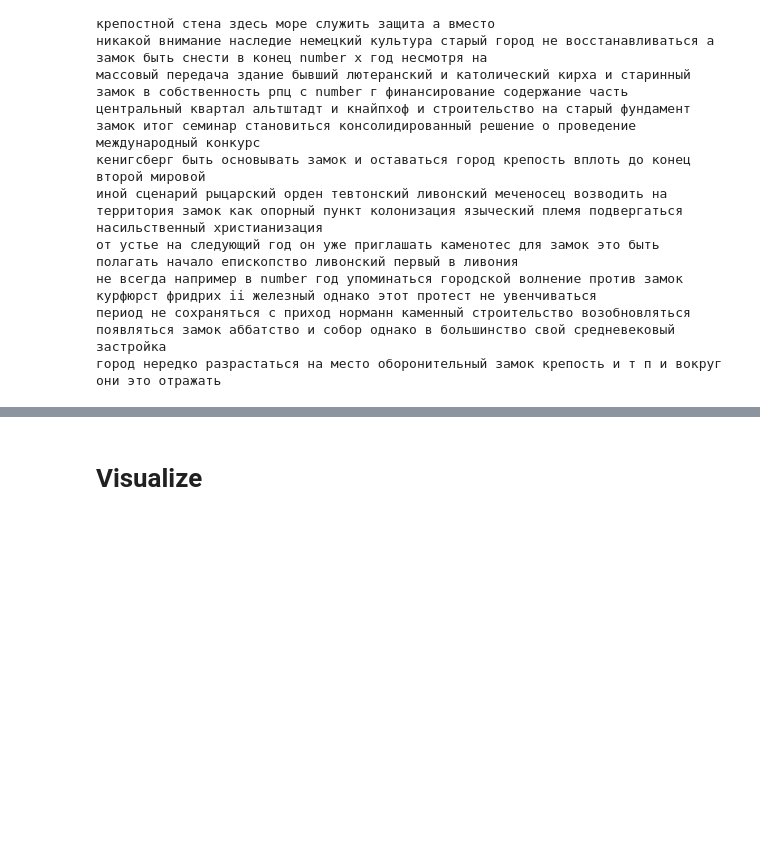
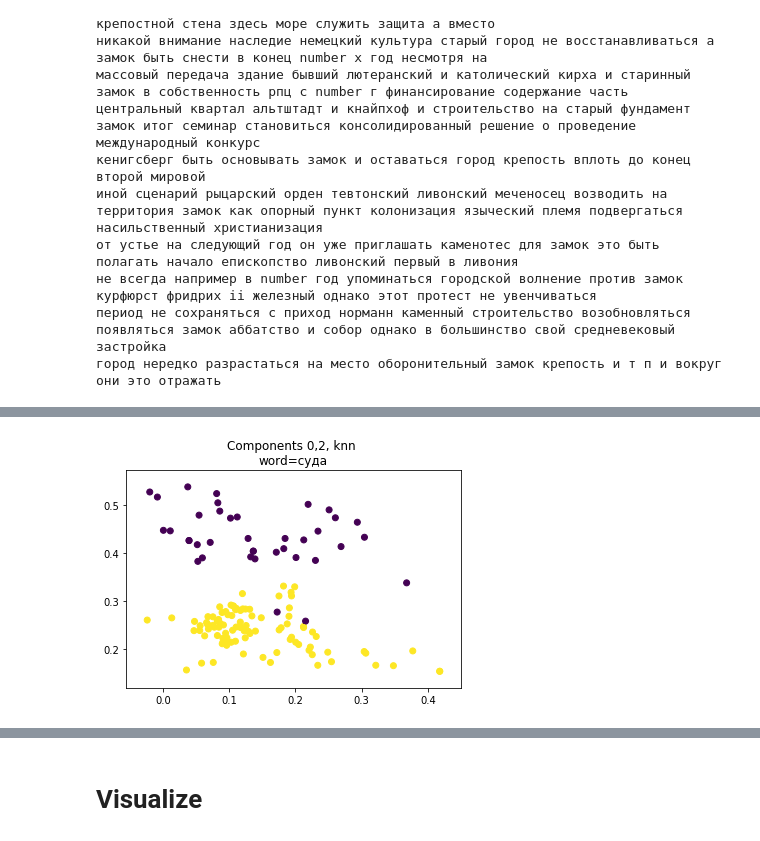
Before and after one commit to fogside/russe_wsi, a Jupyter notebook: notebooks/TensorflowNet.ipynb, the cells around one changed output, grey strips where cells are left out. Cells and saved outputs as stored; diff of their text form; code cells hidden in the pictures; blank space fills up the shorter version.

```diff
--- a/notebooks/TensorflowNet.ipynb
+++ b/notebooks/TensorflowNet.ipynb
@@ -722,0 +846,6 @@ vals[1, num]
+# %%
+plt.scatter(pred[:, 0], pred[:, 2], c=k_pred, marker='o')
+plt.title("Components 0,2, knn \nword={}".format(w))
+plt.show()
+# %% [output]
+[figure, added]
```
Also changed, not shown: parts of 53 cells of this notebook, 1 other file.
